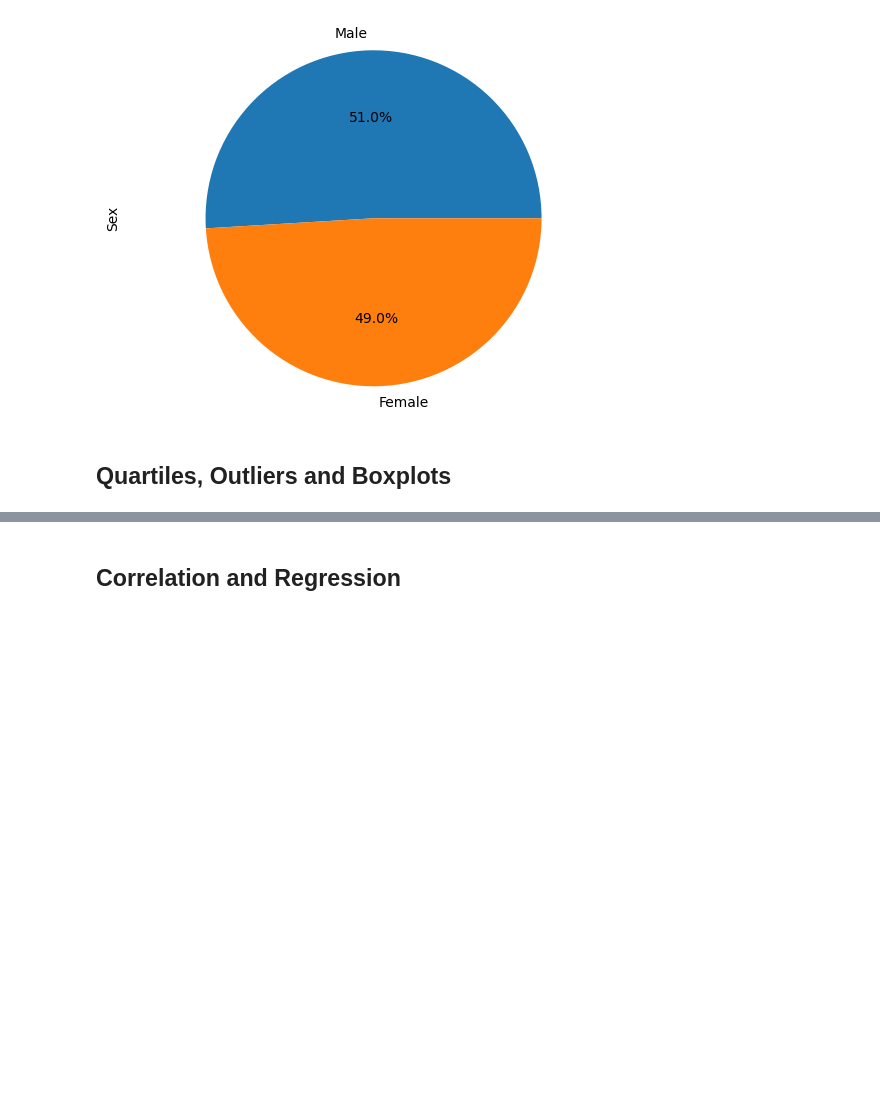
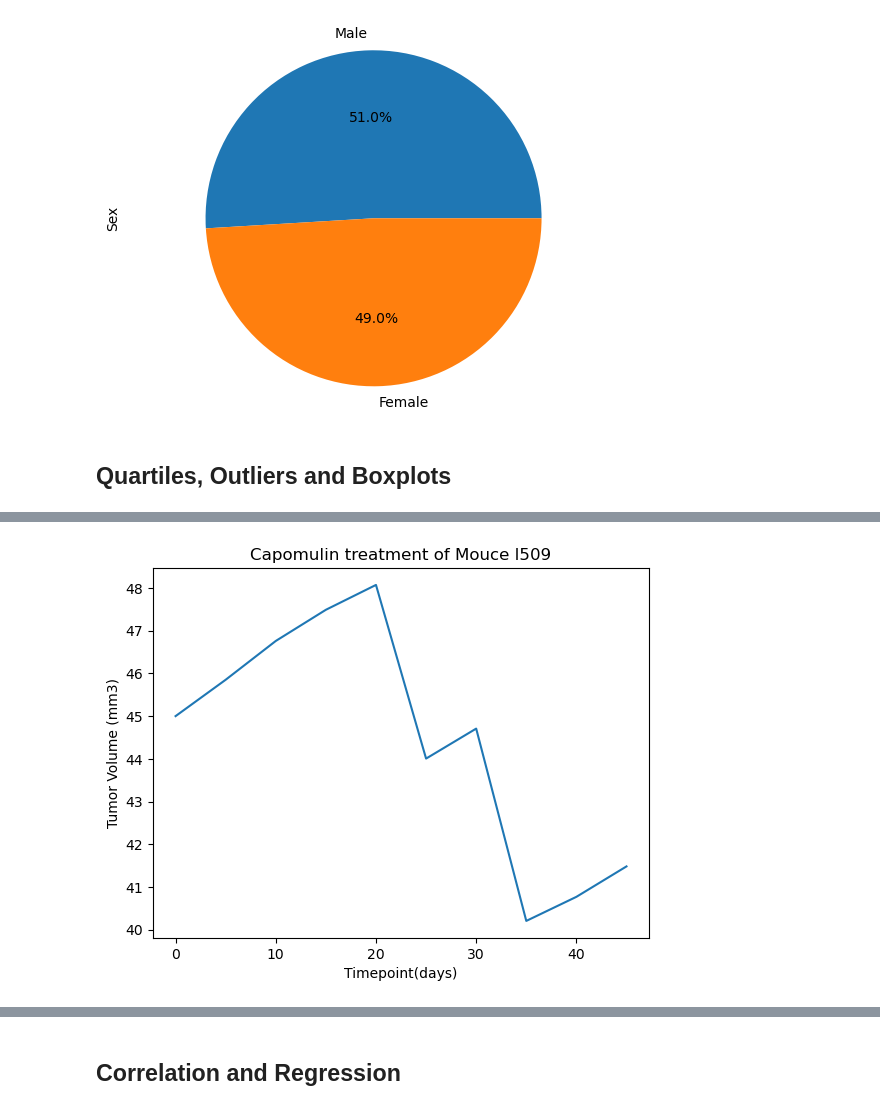
Before and after one commit to ZalakG/Pymaceuticals-Inc, a Jupyter notebook: pymaceuticals_starter.ipynb, the cells around one changed output, grey strips where cells are left out. Saved outputs shown, nothing was run; the diff lists cells and outputs as text; code cells hidden in the pictures; blank space fills up the shorter version.

```diff
--- a/pymaceuticals_starter.ipynb
+++ b/pymaceuticals_starter.ipynb
@@ -309,0 +318,18 @@ Ceftamin's potential outliers: Series([], Name: Tumor Volume (mm3), dtype: float
+# %%
+#Generate a line plot of tumor volume vs. time point for a mouse treated with Capomulin:
+
+#Identify mouse ID l509 from the list and get data of the l509 mouse ID
+Mouse_ID = "l509"
+Mouse_ID_df= capomulin_df.loc[capomulin_df["Mouse ID"]== Mouse_ID]
+
+#Create Line Plot
+time_vol = plt.plot(Mouse_ID_df["Timepoint"], Mouse_ID_df["Tumor Volume (mm3)"])
+
+#set Xlabel, ylabel and title
+plt.xlabel("Timepoint(days)")
+plt.ylabel("Tumor Volume (mm3)")
+plt.title(f"Capomulin treatment of Mouce {Mouse_ID}")
+
+plt.show()
+# %% [output]
+[figure, added]
```
Also changed, not shown: parts of 14 cells of this notebook.
